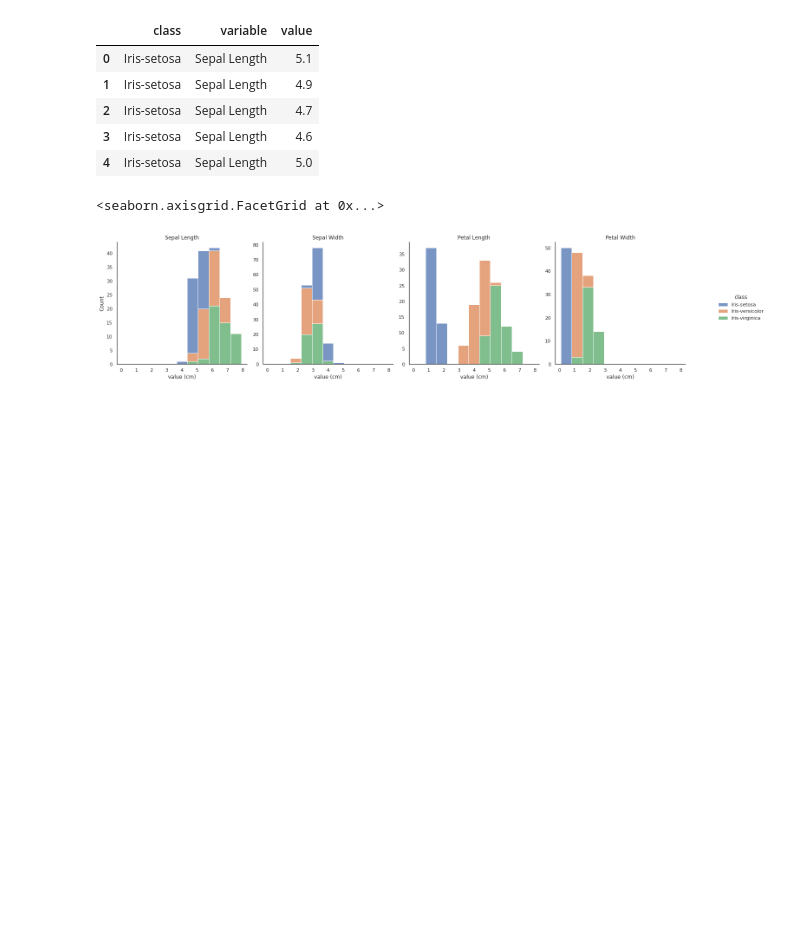
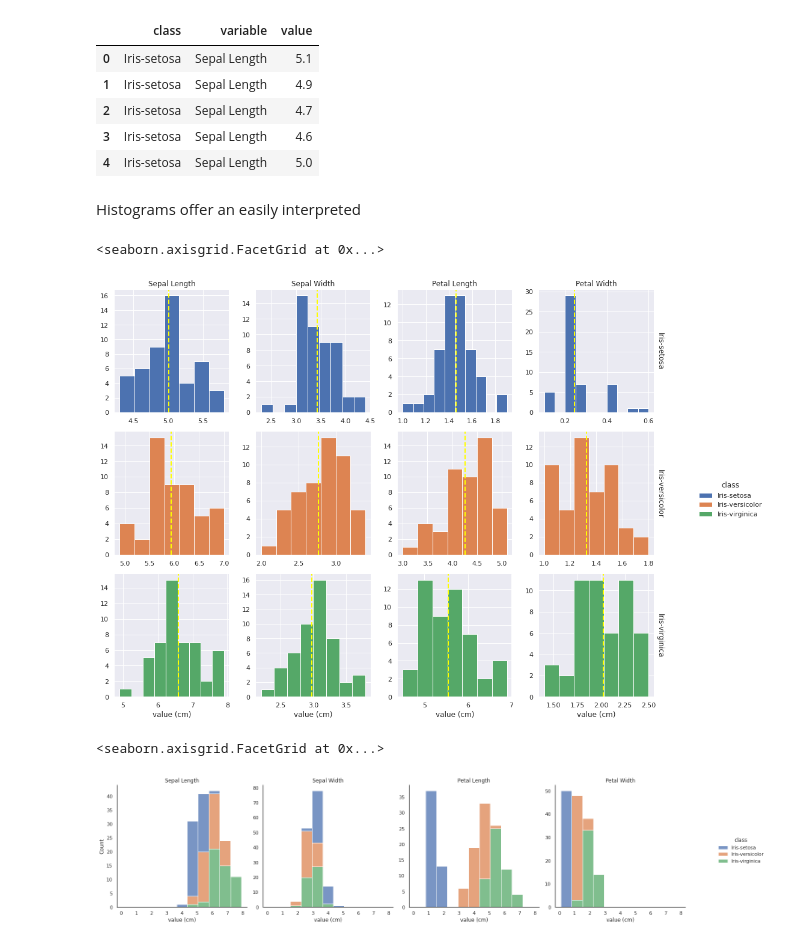
Before and after one commit to fod/pands-project2021, a Jupyter notebook: iris_analysis.ipynb, the cells around one changed output. Drawn from its saved outputs; the diff is of its cells as text; code cells hidden in the pictures; blank space fills up the shorter version.

```diff
--- a/iris_analysis.ipynb
+++ b/iris_analysis.ipynb
@@ -55,6 +55,40 @@ iris_long.head()
 | 2 | Iris-setosa | Sepal Length | 4.7 |
 | 3 | Iris-setosa | Sepal Length | 4.6 |
 | 4 | Iris-setosa | Sepal Length | 5.0 |
+# %% [markdown]
+Histograms offer an easily interpreted
+# %%
+sns.set()
+g = sns.displot(data=iris_long,
+            x="value",
+            row="class",
+            hue="class",
+            col="variable",
+            kind="hist",
+            kde=False,
+            common_bins=False,
+            #    bins=40,
+            height=3.5,
+            aspect=1,
+            alpha=1,
+            linewidth=1,
+            facet_kws=dict(
+                sharex=False,
+                sharey=False,
+                margin_titles=True
+            )
+           )
+
+def vml(x, **kwargs):
+    plt.axvline(np.mean(x), linestyle = '--', color = 'yellow', linewidth=2, label="mean=" + str(np.mean(x)))
+
+g.map(vml, "value")
+g.set_axis_labels("value (cm)")
+g.set_titles(col_template="{col_name}", row_template="{row_name}")
+g.despine(left=True)
+# %% [output]
+<seaborn.axisgrid.FacetGrid at 0x...>
+[figure, added]
 # %%
 sns.set_theme(style="white")
 h = sns.displot(data=iris_long,
```
Also changed, not shown: parts of 9 cells of this notebook.
